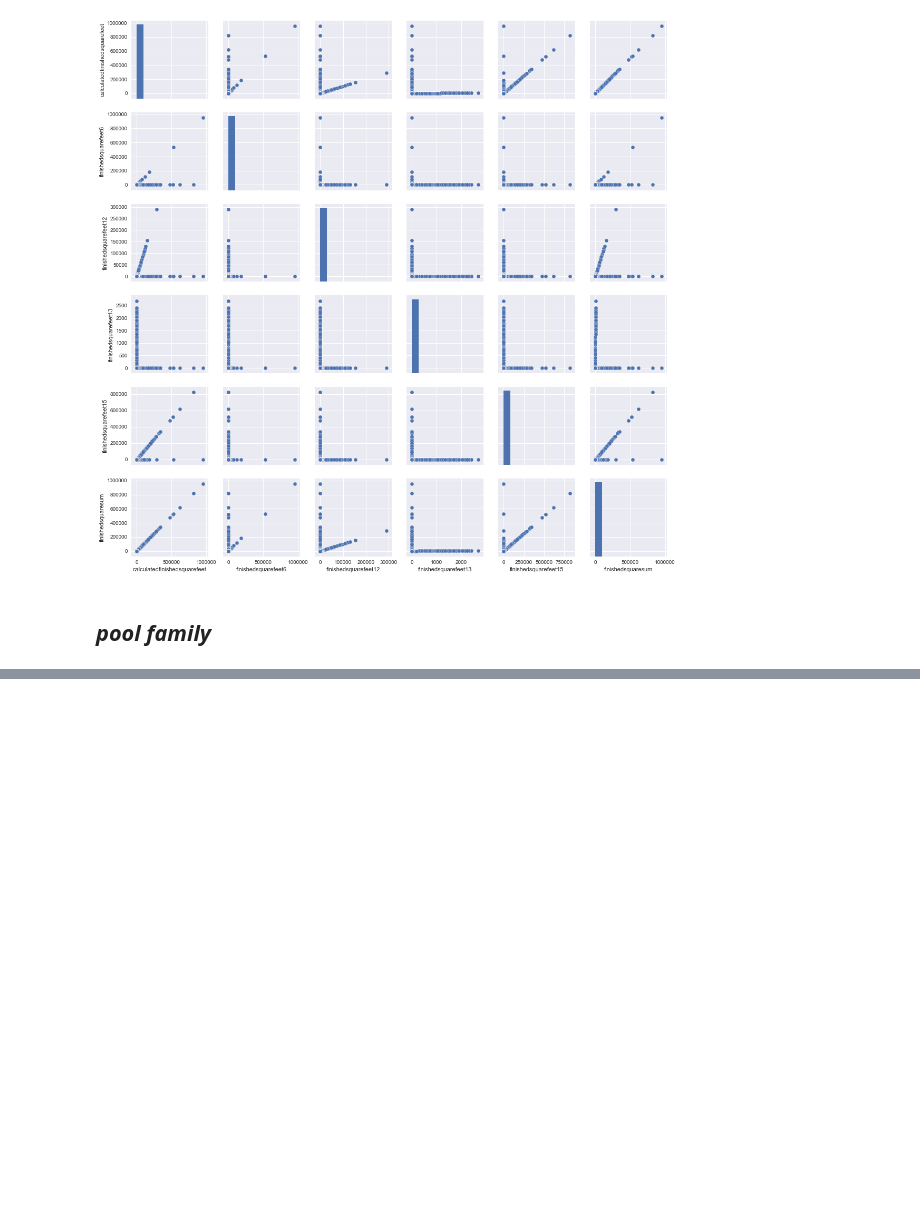
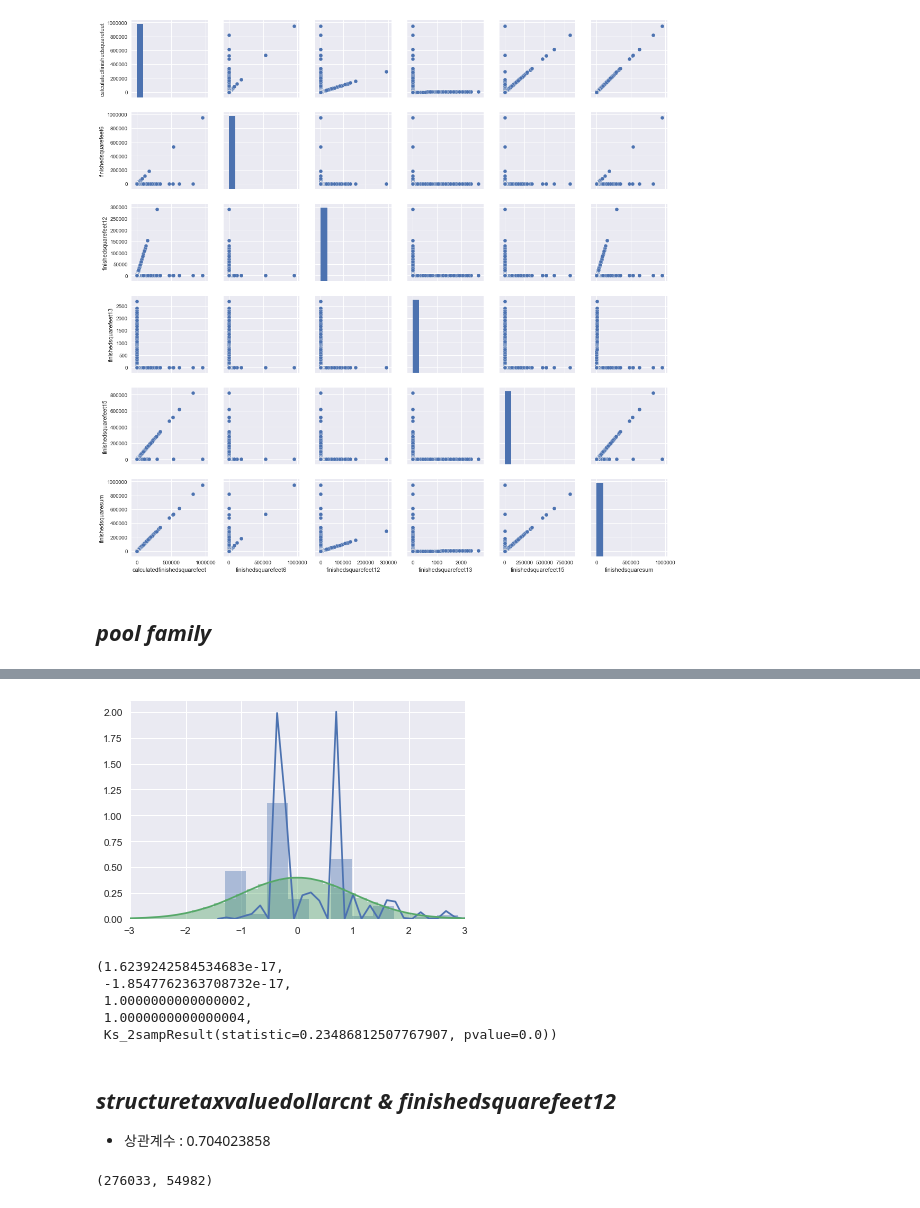
Before and after one commit to seokyeongheo/zillow-home-value-prediction-trainning, a Jupyter notebook: 00_EDA.ipynb, the cells around one changed output, grey strips where cells are left out. Drawn from its saved outputs; the diff is of its cells as text; code cells hidden in the pictures; blank space fills up the shorter version.

```diff
--- a/00_EDA.ipynb
+++ b/00_EDA.ipynb
@@ -313,0 +368,10 @@ poolfamily_df
+# %%
+calbath_df = df['calculatedbathnbr'].dropna()
+norm_test(calbath_df, len(calbath_df), -3, 3)
+# %% [output]
+[figure, added]
+(1.6239242584534683e-17,
+ -1.8547762363708732e-17,
+ 1.0000000000000002,
+ 1.0000000000000004,
+ Ks_2sampResult(statistic=0.23486812507767907, pvalue=0.0))
@@ -313,0 +446,8 @@ poolfamily_df
+# %% [markdown]
+## _structuretaxvaluedollarcnt & finishedsquarefeet12_
+
+- 상관계수 : 0.704023858
+# %%
+sum(df['finishedsquarefeet12'].isna()), sum(df['structuretaxvaluedollarcnt'].isna())
+# %% [output]
+(276033, 54982)
```
Also changed, not shown: parts of 87 cells of this notebook.
